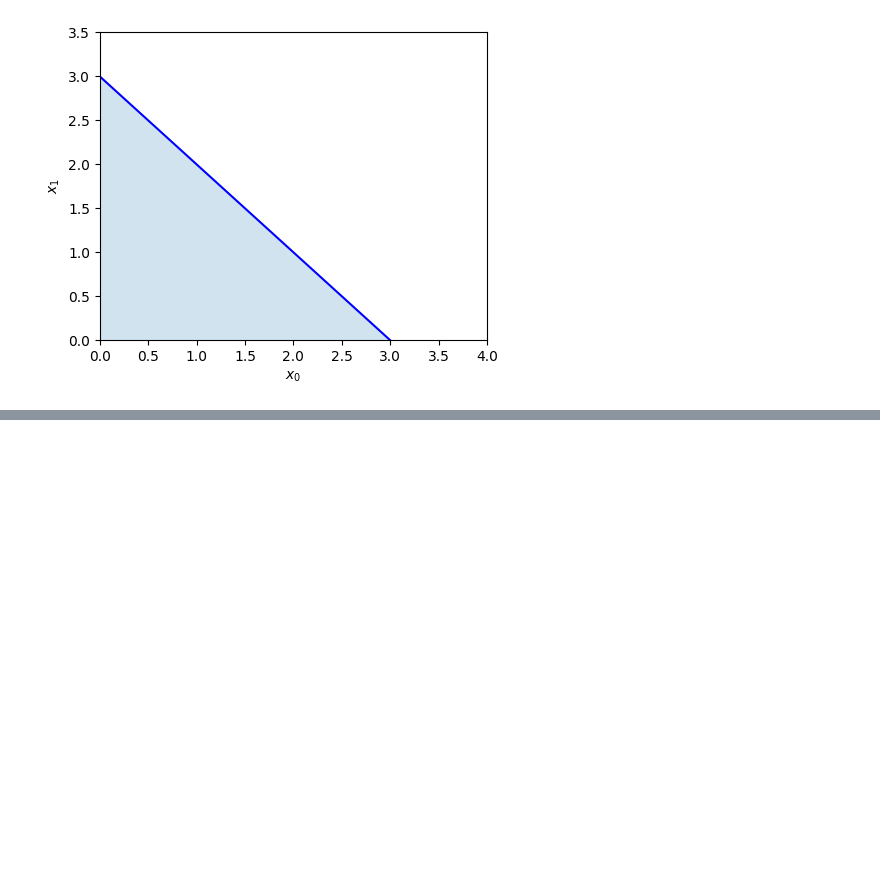
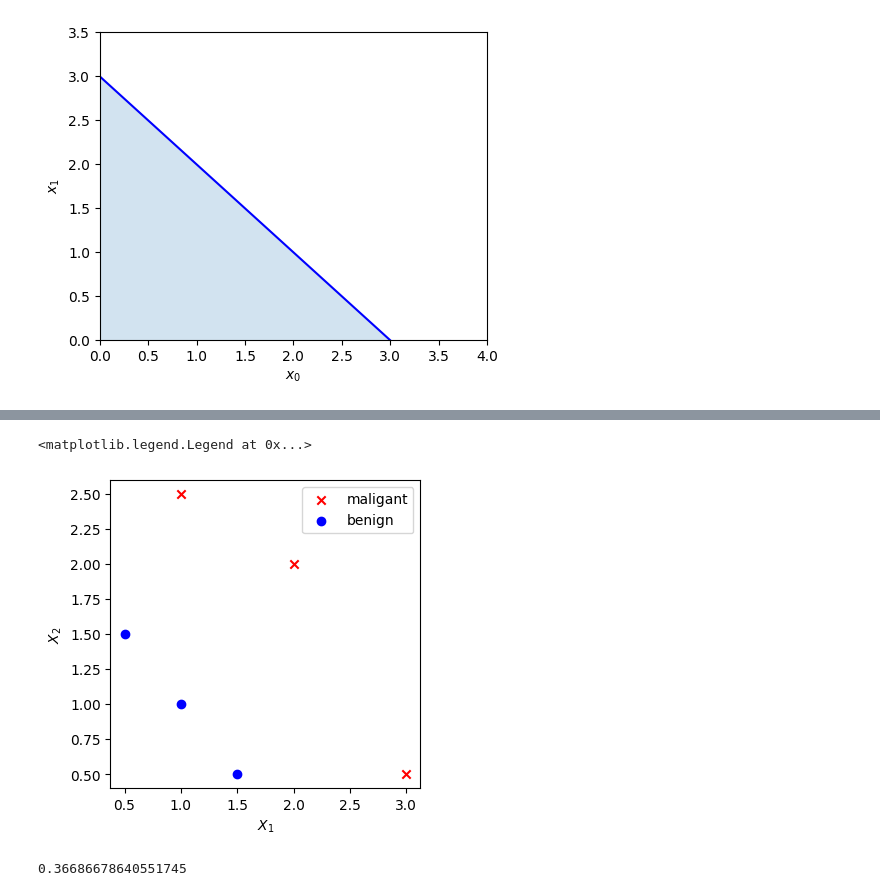
Before and after one commit to ManishJyani/SupervisedMLAndrewNg, a Jupyter notebook: Week03.ipynb, the cells around one changed output, grey strips where cells are left out. Drawn from its saved outputs; the diff is of its cells as text; code cells hidden in the pictures; blank space fills up the shorter version.

Commit message:
Did lab 4 and 4 for week 3 , learnt cost function for logistic regression

```diff
--- a/Week03.ipynb
+++ b/Week03.ipynb
@@ -109,0 +176,15 @@ plt.show()
+# %%
+X_train = np.array([[0.5, 1.5], [1,1], [1.5, 0.5], [3, 0.5], [2, 2], [1, 2.5]])  #(m,n)
+y_train = np.array([0, 0, 0, 1, 1, 1])                                           #(m,)
+pos= y_train==1
+neg= y_train==0
+# %%
+fig,ax= plt.subplots(1,1,figsize=(4,4))
+ax.scatter(X_train[:,0][pos],X_train[:,1][pos],c='r',marker='x',label='maligant')
+ax.scatter(X_train[:,0][neg],X_train[:,1][neg],c='b',marker='o',label='benign')
+plt.xlabel("$X_1$"),
+ax.set_ylabel("$X_2$")
+plt.legend()
+# %% [output]
+<matplotlib.legend.Legend at 0x...>
+[figure, added]
@@ -109,0 +210,6 @@ plt.show()
+# %%
+w_tmp = np.array([1,1])
+b_tmp = -3
+print(compute_cost_logistic(X_train, y_train, w_tmp, b_tmp))
+# %% [output]
+0.36686678640551745
```
Also changed, not shown: parts of 14 cells of this notebook, 1 other file.
